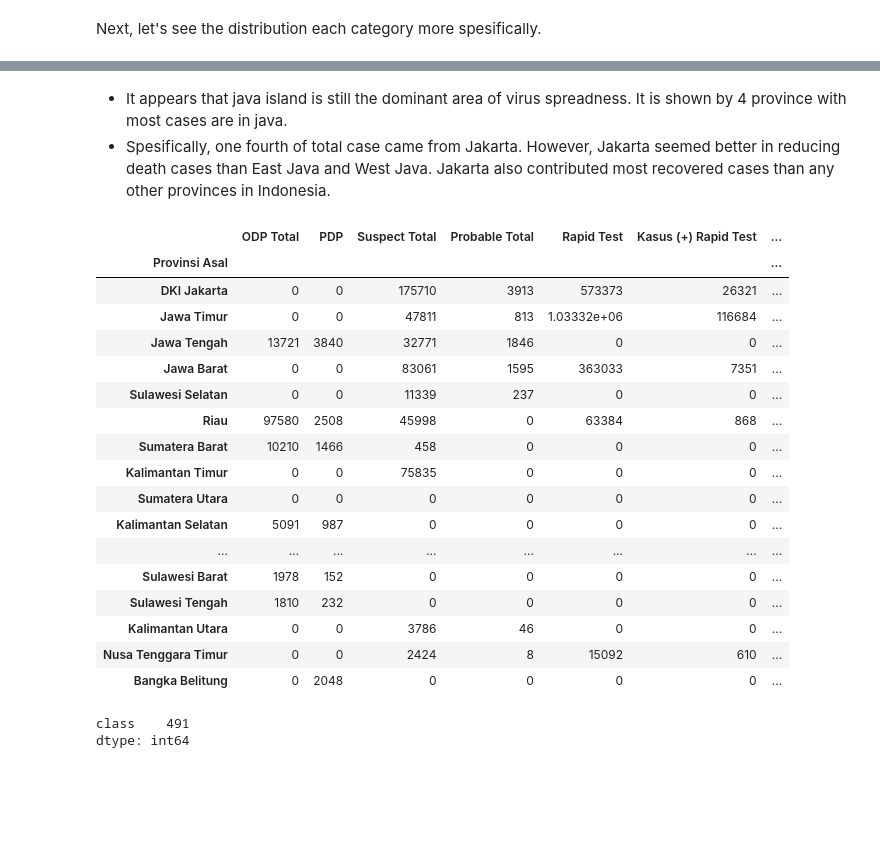
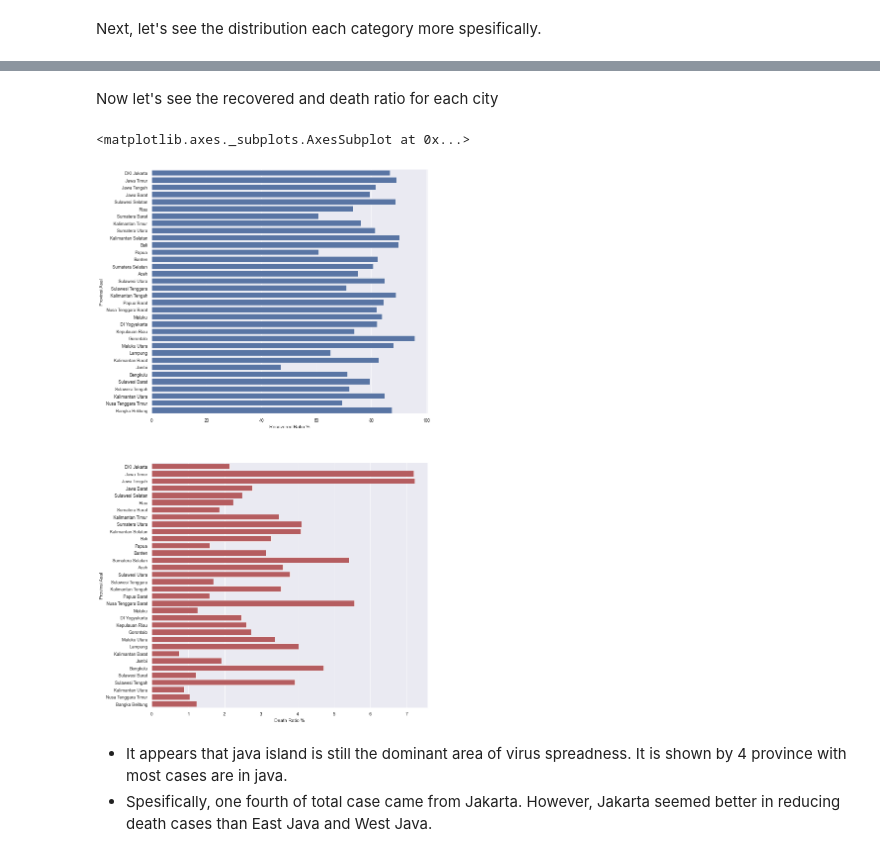
Before and after one commit to rahmalianto/Indonesian-Covid-Analysis, a Jupyter notebook: 2. Indonesian COVID19 Analysis - EDA.ipynb, the cells around one changed output, grey strips where cells are left out. Saved outputs shown, nothing was run; the diff lists cells and outputs as text; code cells hidden in the pictures; blank space fills up the shorter version.

```diff
--- a/2. Indonesian COVID19 Analysis - EDA.ipynb
+++ b/2. Indonesian COVID19 Analysis - EDA.ipynb
@@ -87,31 +87,18 @@ ax3.grid(b=True, which='minor', linestyle='--')
+# %% [markdown]
+Now let's see the recovered and death ratio for each city
+# %%
+sns.set_context('paper')
+sns.set_style('darkgrid')
+
+df_province_summary['Death Ratio %'] = df_province_summary['Covid19+ Meninggal']*100/df_province_summary['Covid19+ Total']
+df_province_summary['Recovered Ratio %'] = df_province_summary['Covid19+ Sembuh']*100/df_province_summary['Covid19+ Total']
+
+fig, (ax1,ax2) = plt.subplots(ncols = 1, nrows=2, figsize=(10, 20))
+sns.barplot(x='Recovered Ratio %', y='Provinsi Asal', data=df_province_summary.reset_index(), color='b', ax=ax1)
+sns.barplot(x='Death Ratio %', y='Provinsi Asal', data=df_province_summary.reset_index(), color='r', ax=ax2)
+# %% [output]
+<matplotlib.axes._subplots.AxesSubplot at 0x...>
+[figure, added]
 # %% [markdown]
 - It appears that java island is still the dominant area of virus spreadness. It is shown by 4 province with most cases are in java.
-- Spesifically, one fourth of total case came from Jakarta. However, Jakarta seemed better in reducing death cases than East Java and West Java. Jakarta also contributed most recovered cases than any other provinces in Indonesia.
+- Spesifically, one fourth of total case came from Jakarta. However, Jakarta seemed better in reducing death cases than East Java and West Java.
-# %%
-df_province_summary
-# %% [output]
-|  | ODP Total | PDP | Suspect Total | Probable Total | Rapid Test | Kasus (+) Rapid Test | ... |
-| Provinsi Asal |  |  |  |  |  |  | ... |
-| DKI Jakarta | 0 | 0 | 175710 | 3913 | 573373 | 26321 | ... |
-| Jawa Timur | 0 | 0 | 47811 | 813 | 1.03332e+06 | 116684 | ... |
-| Jawa Tengah | 13721 | 3840 | 32771 | 1846 | 0 | 0 | ... |
-| Jawa Barat | 0 | 0 | 83061 | 1595 | 363033 | 7351 | ... |
-| Sulawesi Selatan | 0 | 0 | 11339 | 237 | 0 | 0 | ... |
-| Riau | 97580 | 2508 | 45998 | 0 | 63384 | 868 | ... |
-| Sumatera Barat | 10210 | 1466 | 458 | 0 | 0 | 0 | ... |
-| Kalimantan Timur | 0 | 0 | 75835 | 0 | 0 | 0 | ... |
-| Sumatera Utara | 0 | 0 | 0 | 0 | 0 | 0 | ... |
-| Kalimantan Selatan | 5091 | 987 | 0 | 0 | 0 | 0 | ... |
-| ... | ... | ... | ... | ... | ... | ... | ... |
-| Sulawesi Barat | 1978 | 152 | 0 | 0 | 0 | 0 | ... |
-| Sulawesi Tengah | 1810 | 232 | 0 | 0 | 0 | 0 | ... |
-| Kalimantan Utara | 0 | 0 | 3786 | 46 | 0 | 0 | ... |
-| Nusa Tenggara Timur | 0 | 0 | 2424 | 8 | 15092 | 610 | ... |
-| Bangka Belitung | 0 | 2048 | 0 | 0 | 0 | 0 | ... |
-# %%
-titanic = sns.load_dataset("titanic")
-titanic
-titanic.loc[titanic['class'] == 'Third', ['class']].count()
-# %% [output]
-class    491
-dtype: int64
```
Also changed, not shown: parts of 6 cells of this notebook.
